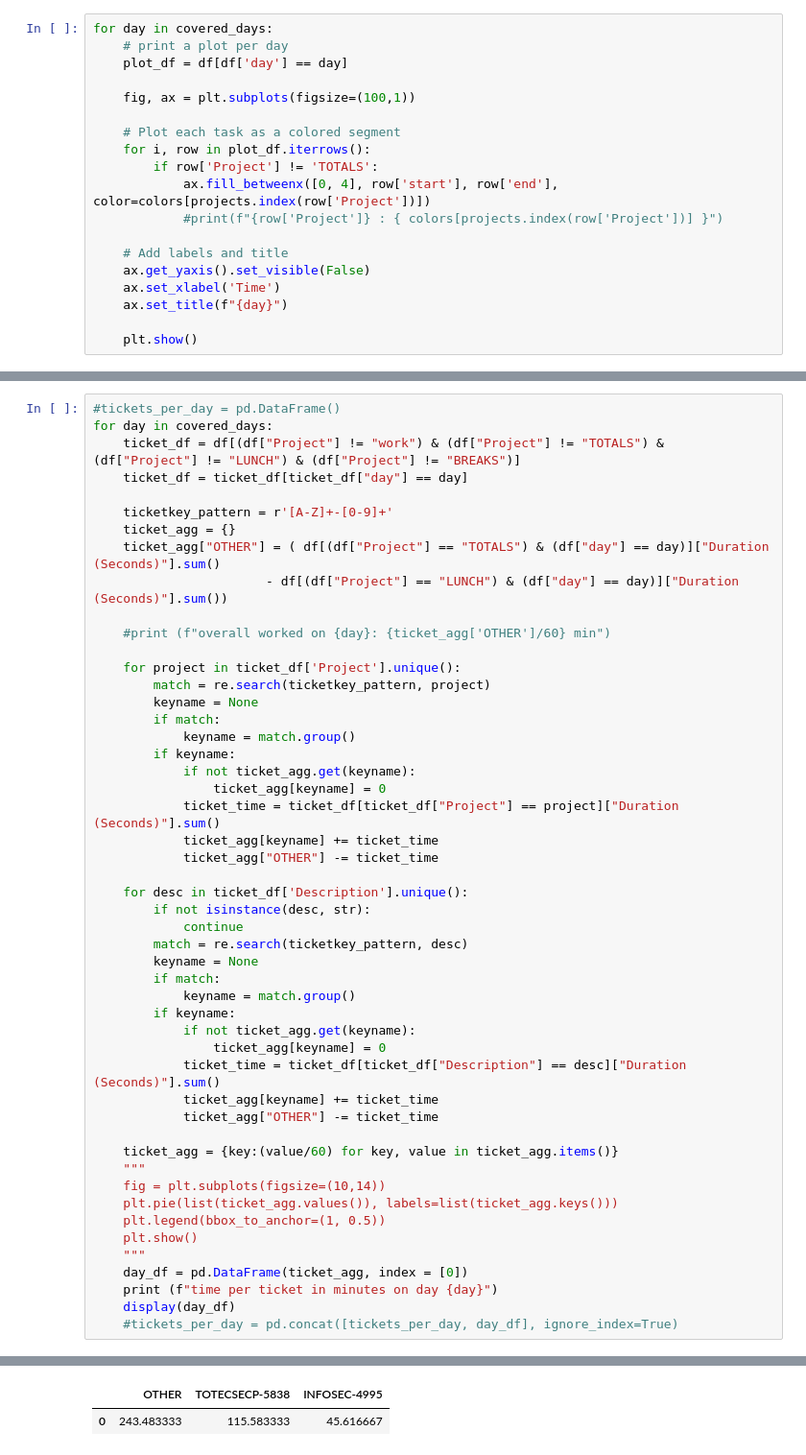
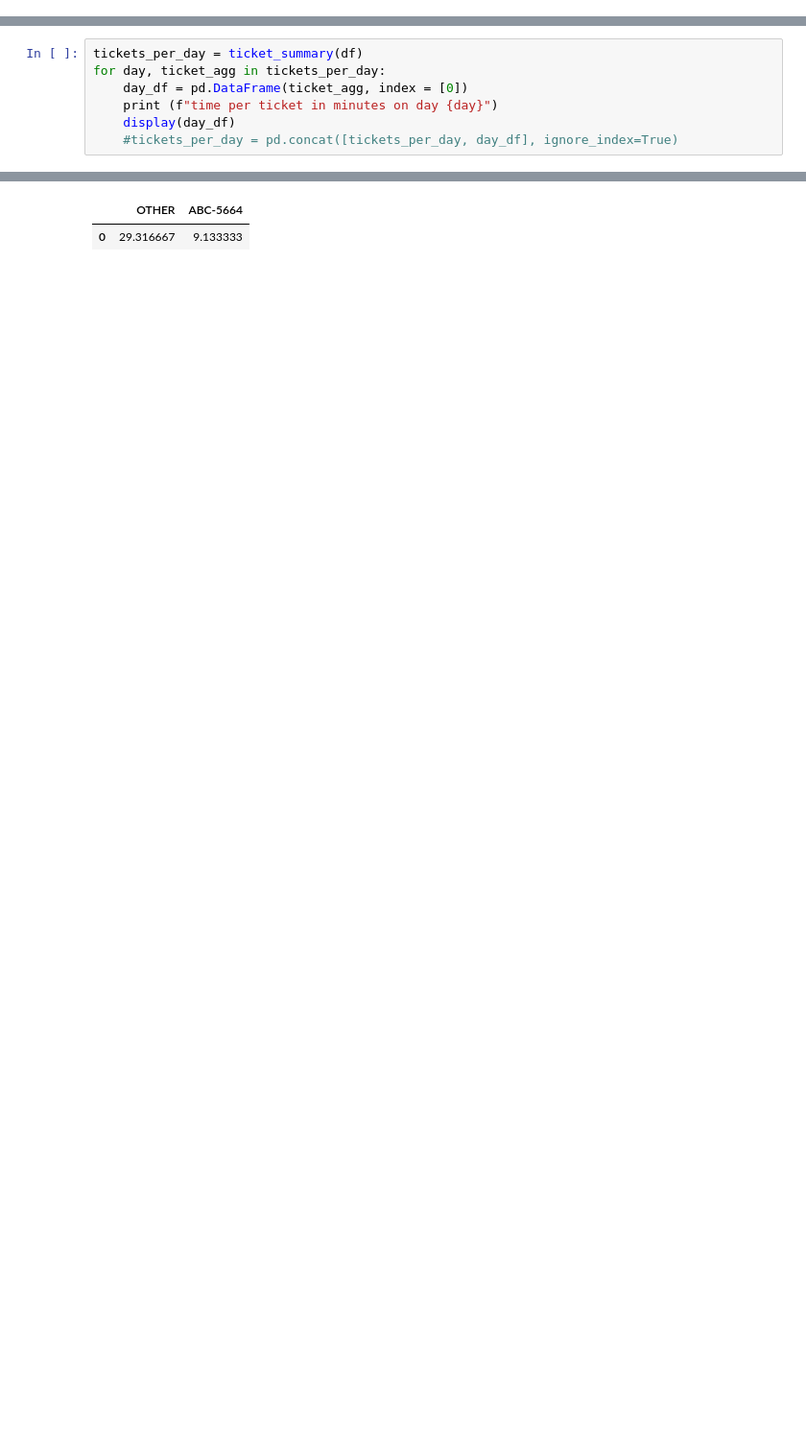
Before and after one commit to elastic-pangolin/time-tracker-notebook, a Jupyter notebook: Untitled.ipynb, the cells around one changed output, grey strips where cells are left out. Shown at 96% size. Saved outputs shown, nothing was run; the diff lists cells and outputs as text; blank space fills up the shorter version.

```diff
--- a/Untitled.ipynb
+++ b/Untitled.ipynb
@@ -125,19 +43,0 @@ plt.show()
-# %%
-for day in covered_days:
-    # print a plot per day
-    plot_df = df[df['day'] == day]
-
-    fig, ax = plt.subplots(figsize=(100,1))
-
-    # Plot each task as a colored segment
-    for i, row in plot_df.iterrows():
-        if row['Project'] != 'TOTALS':
-            ax.fill_betweenx([0, 4], row['start'], row['end'], color=colors[projects.index(row['Project'])])
-            #print(f"{row['Project']} : { colors[projects.index(row['Project'])] }")
-
-    # Add labels and title
-    ax.get_yaxis().set_visible(False)
-    ax.set_xlabel('Time')
-    ax.set_title(f"{day}")
-
-    plt.show()
@@ -148,49 +44,6 @@ for day in covered_days:
 # %%
-#tickets_per_day = pd.DataFrame()
-for day in covered_days:
-    ticket_df = df[(df["Project"] != "work") & (df["Project"] != "TOTALS") & (df["Project"] != "LUNCH") & (df["Project"] != "BREAKS")]
-    ticket_df = ticket_df[ticket_df["day"] == day]
-
-    ticketkey_pattern = r'[A-Z]+-[0-9]+'
-    ticket_agg = {}
-    ticket_agg["OTHER"] = ( df[(df["Project"] == "TOTALS") & (df["day"] == day)]["Duration (Seconds)"].sum()
-                       - df[(df["Project"] == "LUNCH") & (df["day"] == day)]["Duration (Seconds)"].sum())
-
-    #print (f"overall worked on {day}: {ticket_agg['OTHER']/60} min")
-
-    for project in ticket_df['Project'].unique():
-        match = re.search(ticketkey_pattern, project)
-        keyname = None
-        if match:
-            keyname = match.group()
-        if keyname:
-            if not ticket_agg.get(keyname):
-                ticket_agg[keyname] = 0
-            ticket_time = ticket_df[ticket_df["Project"] == project]["Duration (Seconds)"].sum()
-            ticket_agg[keyname] += ticket_time
-            ticket_agg["OTHER"] -= ticket_time
-
-    for desc in ticket_df['Description'].unique():
-        if not isinstance(desc, str):
-            continue
-        match = re.search(ticketkey_pattern, desc)
-        keyname = None
-        if match:
-            keyname = match.group()
-        if keyname:
-            if not ticket_agg.get(keyname):
-                ticket_agg[keyname] = 0
-            ticket_time = ticket_df[ticket_df["Description"] == desc]["Duration (Seconds)"].sum()
-            ticket_agg[keyname] += ticket_time
-            ticket_agg["OTHER"] -= ticket_time
-
-    ticket_agg = {key:(value/60) for key, value in ticket_agg.items()}
-    """
-    fig = plt.subplots(figsize=(10,14))
-    plt.pie(list(ticket_agg.values()), labels=list(ticket_agg.keys()))
-    plt.legend(bbox_to_anchor=(1, 0.5))
-    plt.show()
-    """
+tickets_per_day = ticket_summary(df)
+for day, ticket_agg in tickets_per_day:
     day_df = pd.DataFrame(ticket_agg, index = [0])
     print (f"time per ticket in minutes on day {day}")
     display(day_df)
@@ -200,2 +53,2 @@ time per ticket in minutes on day Mar 07
-|  | OTHER | TOTECSECP-5838 | INFOSEC-4995 |
-| 0 | 243.483333 | 115.583333 | 45.616667 |
+|  | OTHER | ABC-5664 |
+| 0 | 29.316667 | 9.133333 |
```
Also changed, not shown: parts of 7 cells of this notebook, 4 other files.
